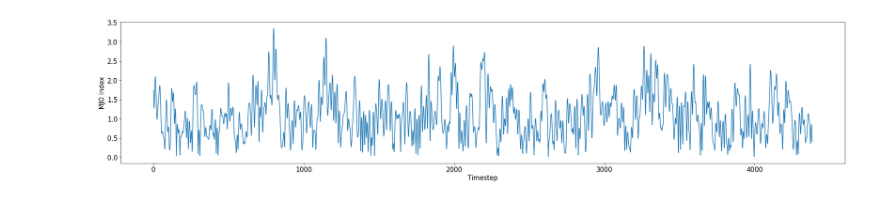
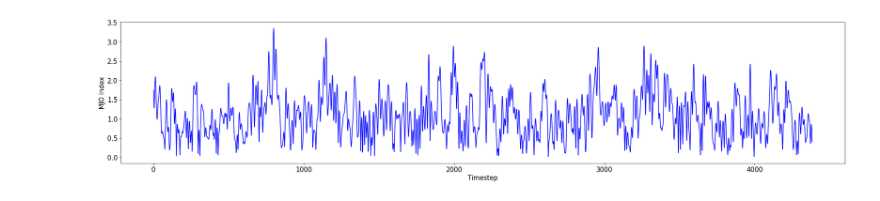
Before and after one commit to CassiaCai/MJO_chlorophyll_a_SST, a Jupyter notebook: Analysis.ipynb, the cells around one changed output. Saved outputs shown, nothing was run; the diff lists cells and outputs as text; code cells hidden in the pictures.

```diff
--- a/Analysis.ipynb
+++ b/Analysis.ipynb
@@ -10,6 +38,6 @@ import glob
 # %%
-# read in MJO indices
-MJO_indices = pd.read_fwf('omi.1x.txt',header=None, index_col=False)
-# pre-processing MJO indices
+MJO_indices = pd.read_csv('mjo_data.csv',header=None, index_col=False)
+# # pre-processing MJO indices
 MJO_indices_renamed = MJO_indices.rename(columns={0: "year", 1: "month", 2: "day", 3: "none", 4: "PCA1", 5:"PCA2", 6:"PCA1_PCA2"})
 MJO_timeframe = MJO_indices_renamed[(MJO_indices_renamed['year'] >= 2010)].reset_index()
+MJO_timeframe
@@ -16,8 +58,8 @@ MJO_timeframe = MJO_indices_renamed[(MJO_indices_renamed['year'] >= 2010)].reset
 # %%
 plt.rcParams["figure.figsize"] = (30,6)
-plt.plot(np.arange(len(MJO_timeframe)),MJO_timeframe['PCA1_PCA2'])
+plt.plot(np.arange(len(MJO_timeframe)),MJO_timeframe['PCA1_PCA2'],c='blue')
 plt.ylabel('MJO Index',fontsize=15); plt.xlabel('Timestep',fontsize=15)
 plt.yticks(fontsize=15, rotation=0); plt.xticks(fontsize=15, rotation=0)
 plt.show()
 # %% [output]
-[figure, old version]
+[figure, new version]
```
Also changed, not shown: parts of 23 cells of this notebook.
